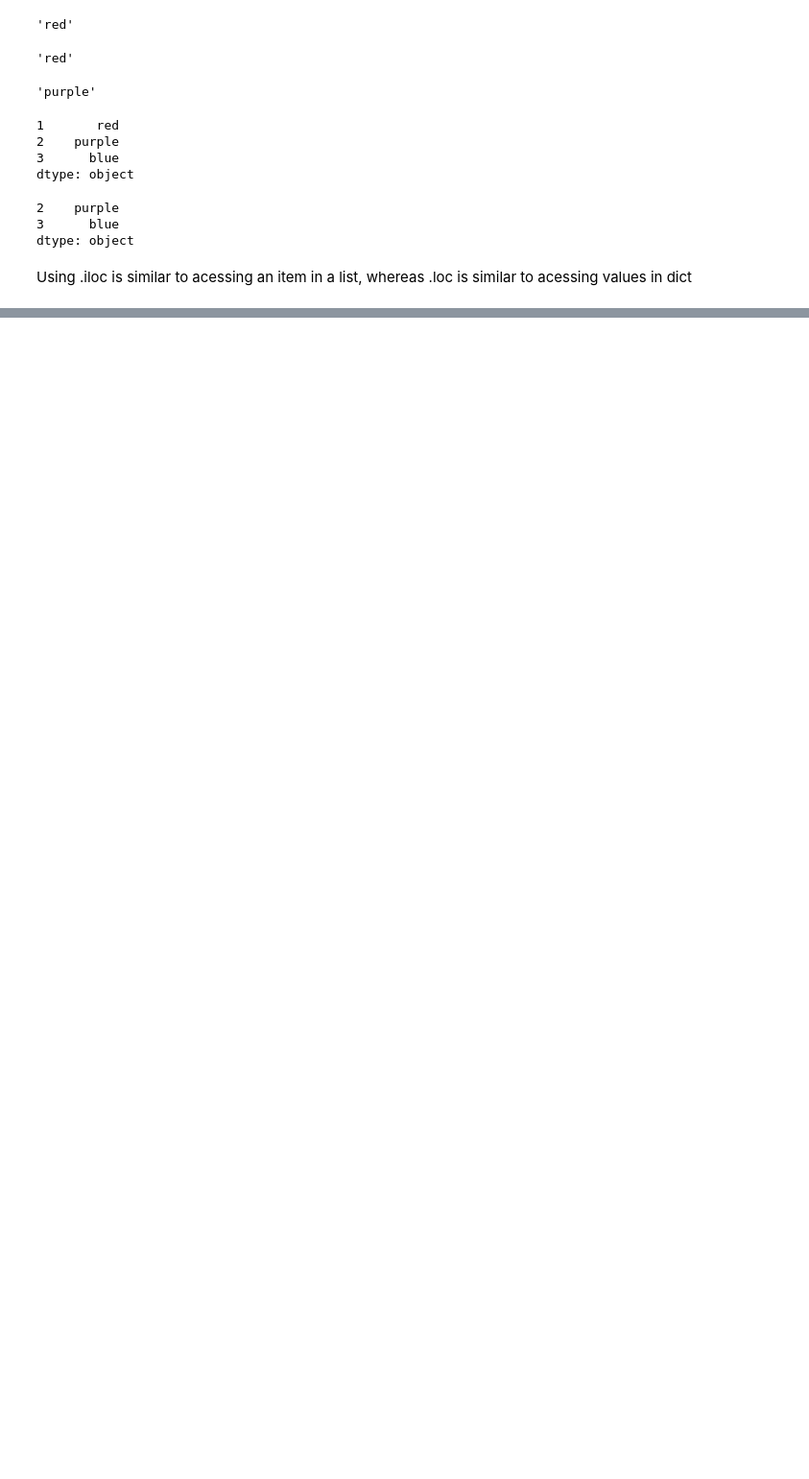
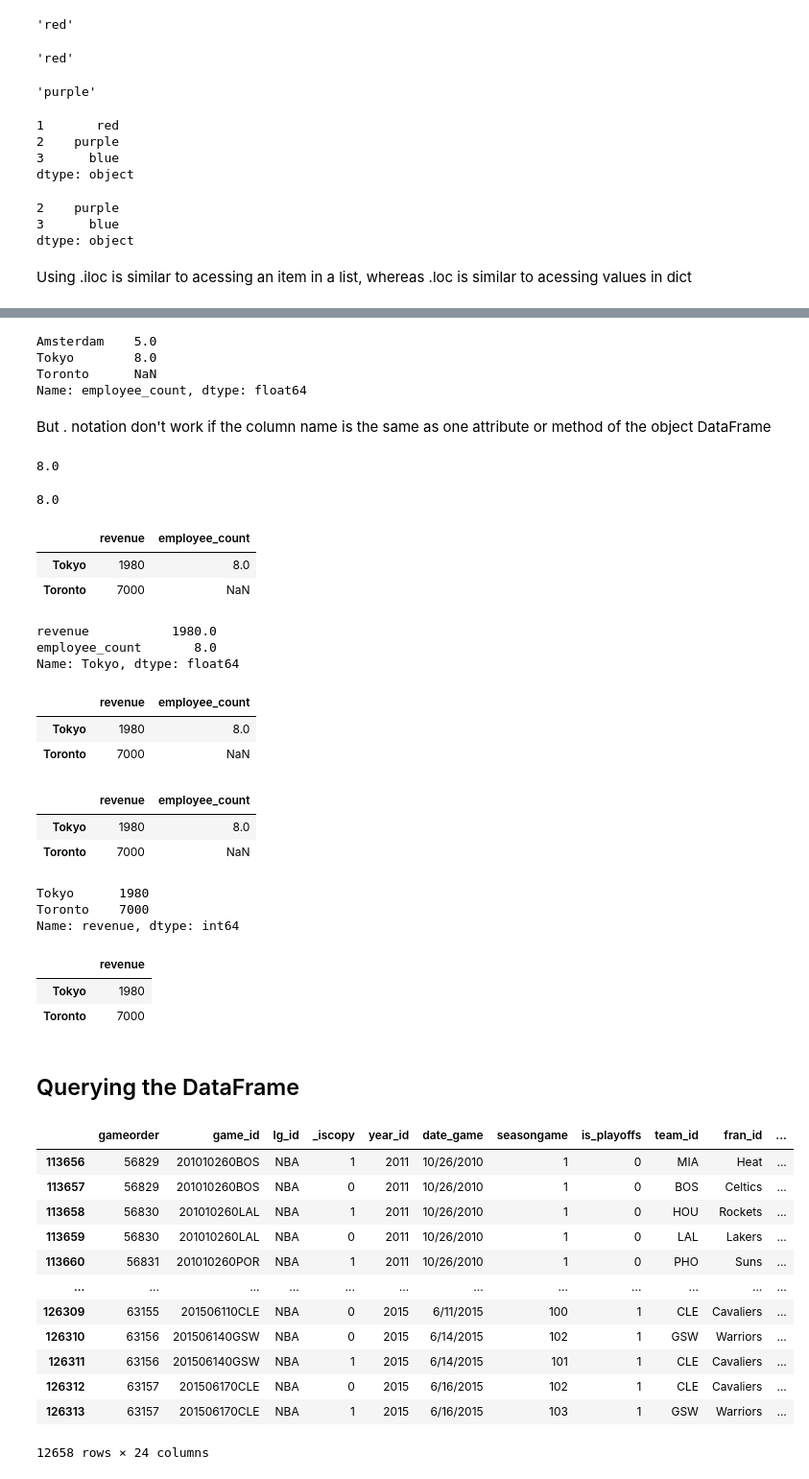
Before and after one commit to marcelovet/real_py_courses, a Jupyter notebook: data_sc_python/using_pandas/note.ipynb, the cells around one changed output, grey strips where cells are left out. Shown: that part at 96% size. Drawn from its saved outputs; the diff is of its cells as text; code cells hidden in the pictures; blank space fills up the shorter version.

```diff
--- a/data_sc_python/using_pandas/note.ipynb
+++ b/data_sc_python/using_pandas/note.ipynb
@@ -387,0 +398,73 @@ to acessing values in dict
+# %%
+# for string named columns you can use .
+city_data.employee_count
+# %% [output]
+Amsterdam    5.0
+Tokyo        8.0
+Toronto      NaN
+Name: employee_count, dtype: float64
+# %% [markdown]
+But . notation don't work if the column name is the same as one attribute or
+method of the object DataFrame
+# %%
+city_data['employee_count'][1]
+# %% [output]
+8.0
+# %%
+city_data['employee_count']['Tokyo']
+# %% [output]
+8.0
+# %%
+city_data.iloc[1]
+# %% [output]
+|  | revenue | employee_count |
+| Tokyo | 1980 | 8.0 |
+| Toronto | 7000 | NaN |
+# %%
+city_data.loc['Tokyo']
+# %% [output]
+revenue           1980.0
+employee_count       8.0
+Name: Tokyo, dtype: float64
+# %%
+city_data.iloc[1:]
+# %% [output]
+|  | revenue | employee_count |
+| Tokyo | 1980 | 8.0 |
+| Toronto | 7000 | NaN |
+# %%
+city_data.loc['Tokyo':]
+# %% [output]
+|  | revenue | employee_count |
+| Tokyo | 1980 | 8.0 |
+| Toronto | 7000 | NaN |
+# %%
+city_data.loc['Tokyo':]['revenue']
+# %% [output]
+Tokyo      1980
+Toronto    7000
+Name: revenue, dtype: int64
+# %%
+city_data.loc['Tokyo':, ['revenue']]
+# %% [output]
+|  | revenue |
+| Tokyo | 1980 |
+| Toronto | 7000 |
+# %% [markdown]
+## Querying the DataFrame
+# %%
+nba[nba['year_id'] > 2010]
+# %% [output]
+|  | gameorder | game_id | lg_id | _iscopy | year_id | date_game | seasongame | is_playoffs | team_id | fran_id | ... |
+| 113656 | 56829 | 201010260BOS | NBA | 1 | 2011 | 10/26/2010 | 1 | 0 | MIA | Heat | ... |
+| 113657 | 56829 | 201010260BOS | NBA | 0 | 2011 | 10/26/2010 | 1 | 0 | BOS | Celtics | ... |
+| 113658 | 56830 | 201010260LAL | NBA | 1 | 2011 | 10/26/2010 | 1 | 0 | HOU | Rockets | ... |
+| 113659 | 56830 | 201010260LAL | NBA | 0 | 2011 | 10/26/2010 | 1 | 0 | LAL | Lakers | ... |
+| 113660 | 56831 | 201010260POR | NBA | 1 | 2011 | 10/26/2010 | 1 | 0 | PHO | Suns | ... |
+| ... | ... | ... | ... | ... | ... | ... | ... | ... | ... | ... | ... |
+| 126309 | 63155 | 201506110CLE | NBA | 0 | 2015 | 6/11/2015 | 100 | 1 | CLE | Cavaliers | ... |
+| 126310 | 63156 | 201506140GSW | NBA | 0 | 2015 | 6/14/2015 | 102 | 1 | GSW | Warriors | ... |
+| 126311 | 63156 | 201506140GSW | NBA | 1 | 2015 | 6/14/2015 | 101 | 1 | CLE | Cavaliers | ... |
+| 126312 | 63157 | 201506170CLE | NBA | 0 | 2015 | 6/16/2015 | 102 | 1 | CLE | Cavaliers | ... |
+| 126313 | 63157 | 201506170CLE | NBA | 1 | 2015 | 6/16/2015 | 103 | 1 | GSW | Warriors | ... |
+12658 rows × 24 columns
```
Also changed, not shown: parts of 15 cells of this notebook.
